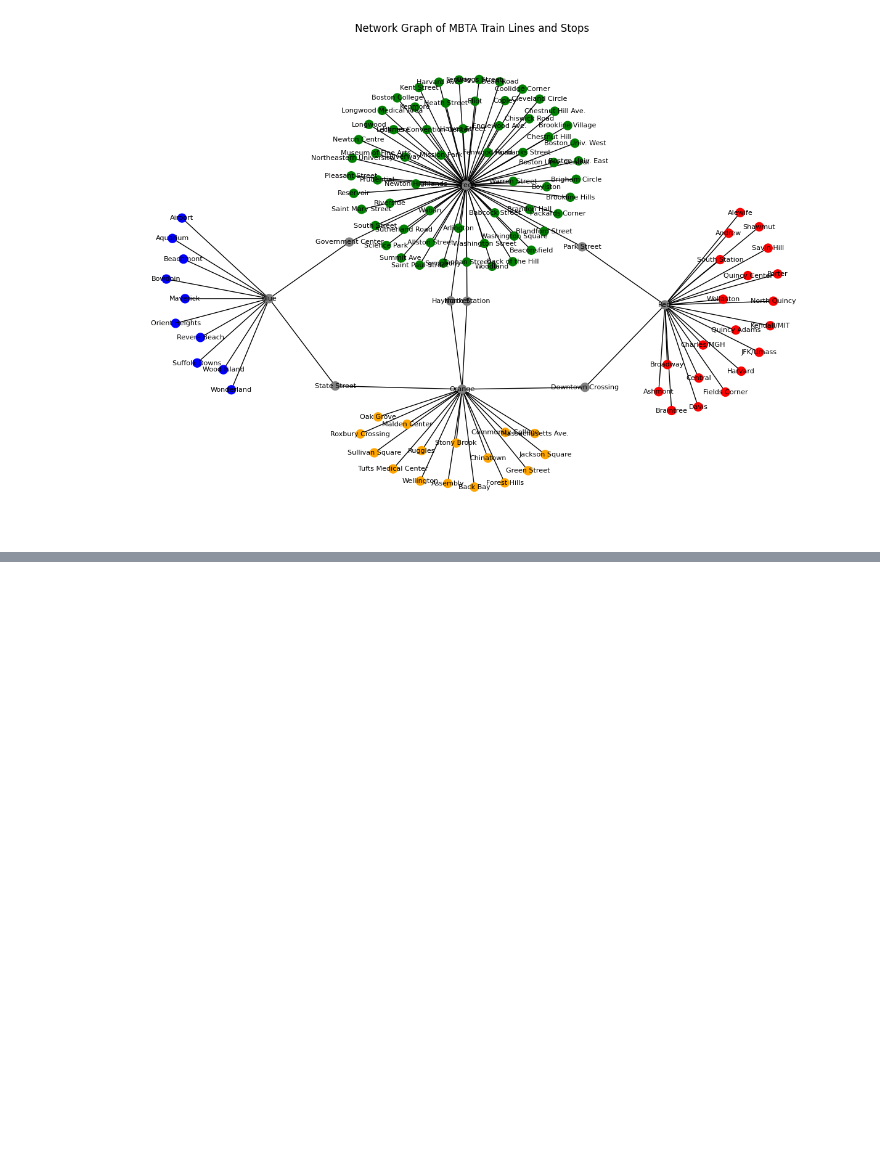
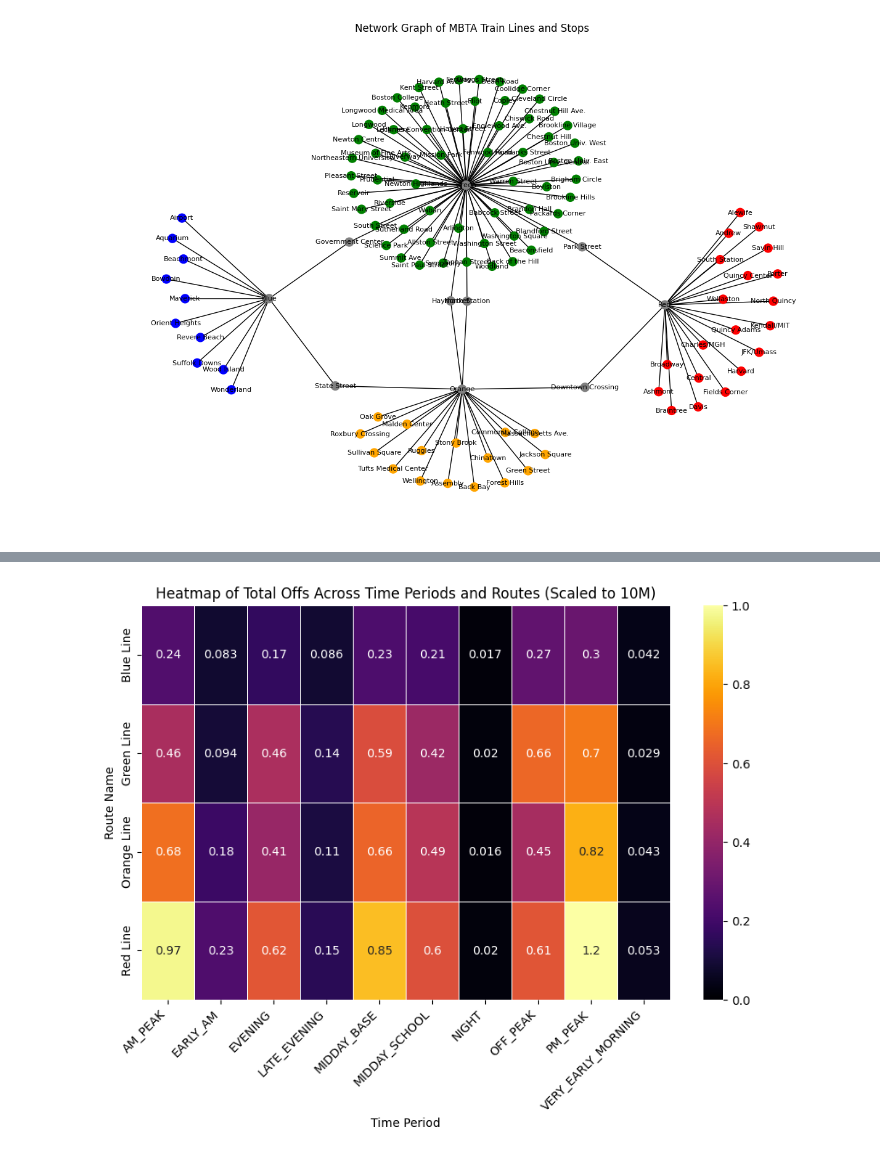
Before and after one commit to ibabaig/ds4200-final, a Jupyter notebook: main.ipynb, the cells around one changed output, grey strips where cells are left out. Saved outputs shown, nothing was run; the diff lists cells and outputs as text; code cells hidden in the pictures; blank space fills up the shorter version.

```diff
--- a/main.ipynb
+++ b/main.ipynb
@@ -55,6 +56,8 @@ plt.show()
 # %% [output]
 [figure]
 # %%
+df = pd.read_csv('data/mbta_ridership.csv')
+
 time_period_order = [
     'VERY_EARLY_MORNING',
     'EARLY_AM',
@@ -68,20 +71,19 @@ time_period_order = [
     'NIGHT'
 ]
 
-# alt.data_transformers.enable('json')
+alt.data_transformers.enable('json')
 
-radio = alt.binding_radio(options=list(data['route_name'].unique()))
+radio = alt.binding_radio(options=list(df['route_name'].unique()))
 radio_selection = alt.selection_single(fields=['route_name'], bind=radio, name='Select Line')
 
-# Create the horizontal bar chart for total_ons
-bar_chart_ons = alt.Chart(data).mark_bar().encode(
+bar_chart_ons = alt.Chart(df).mark_bar().encode(
     x='sum(total_ons)',
     y=alt.Y('time_period_name', sort=time_period_order),
-    # color=alt.condition(
-    #     (alt.datum.route_name == 'Green Line') & (alt.datum.route_name == radio_selection['route_name']),
-    #     alt.ColorValue('green'),
-    #     alt.value('lightgray')
-    # ),
+    color=alt.condition(
+        (alt.datum.route_name == 'Green Line') & (alt.datum.route_name == radio_selection['route_name']),
+        alt.ColorValue('green'),
+        alt.value('lightgray')
+    ),
     tooltip=['route_name', 'time_period_name', 'sum(total_ons)'],
     opacity=alt.condition(radio_selection, alt.value(1), alt.value(0.2))
 ).add_selection(
@@ -90,15 +92,14 @@ bar_chart_ons = alt.Chart(data).mark_bar().encode(
     radio_selection
 )
 
-# Create the horizontal bar chart for total_offs
-bar_chart_offs = alt.Chart(data).mark_bar().encode(
+bar_chart_offs = alt.Chart(df).mark_bar().encode(
     x='sum(total_offs)',
     y=alt.Y('time_period_name', sort=time_period_order),
-    # color=alt.condition(
-    #     (alt.datum.route_name == 'Green Line') & (alt.datum.route_name == radio_selection['route_name']),
-    #     alt.ColorValue('green'),
-    #     alt.value('lightgray')
-    # ),
+    color=alt.condition(
+        (alt.datum.route_name == 'Green Line') & (alt.datum.route_name == radio_selection['route_name']),
+        alt.ColorValue('green'),
+        alt.value('lightgray')
+    ),
     tooltip=['route_name', 'time_period_name', 'sum(total_offs)'],
     opacity=alt.condition(radio_selection, alt.value(1), alt.value(0.2))
 ).add_selection(
@@ -158,0 +159,15 @@ bubble_chart
+# %%
+heatmap_data = df.pivot_table(index='route_name', columns='time_period_name', values='total_offs', aggfunc='sum')
+heatmap_data_scaled = heatmap_data / 10000000
+
+plt.figure(figsize=(10, 6))
+sns.heatmap(heatmap_data_scaled, cmap='inferno', annot=True, linewidths=0.5, vmin=0, vmax=1)
+plt.title('Heatmap of Total Offs Across Time Periods and Routes (Scaled to 10M)')
+plt.xlabel('Time Period')
+plt.xticks(rotation=45, ha='right')
+plt.ylabel('Route Name')
+plt.show()
+
+#plt.savefig('images/heatmap_offs.png')
+# %% [output]
+[figure, added]
```
Also changed, not shown: parts of 5 cells of this notebook, 7 other files.
